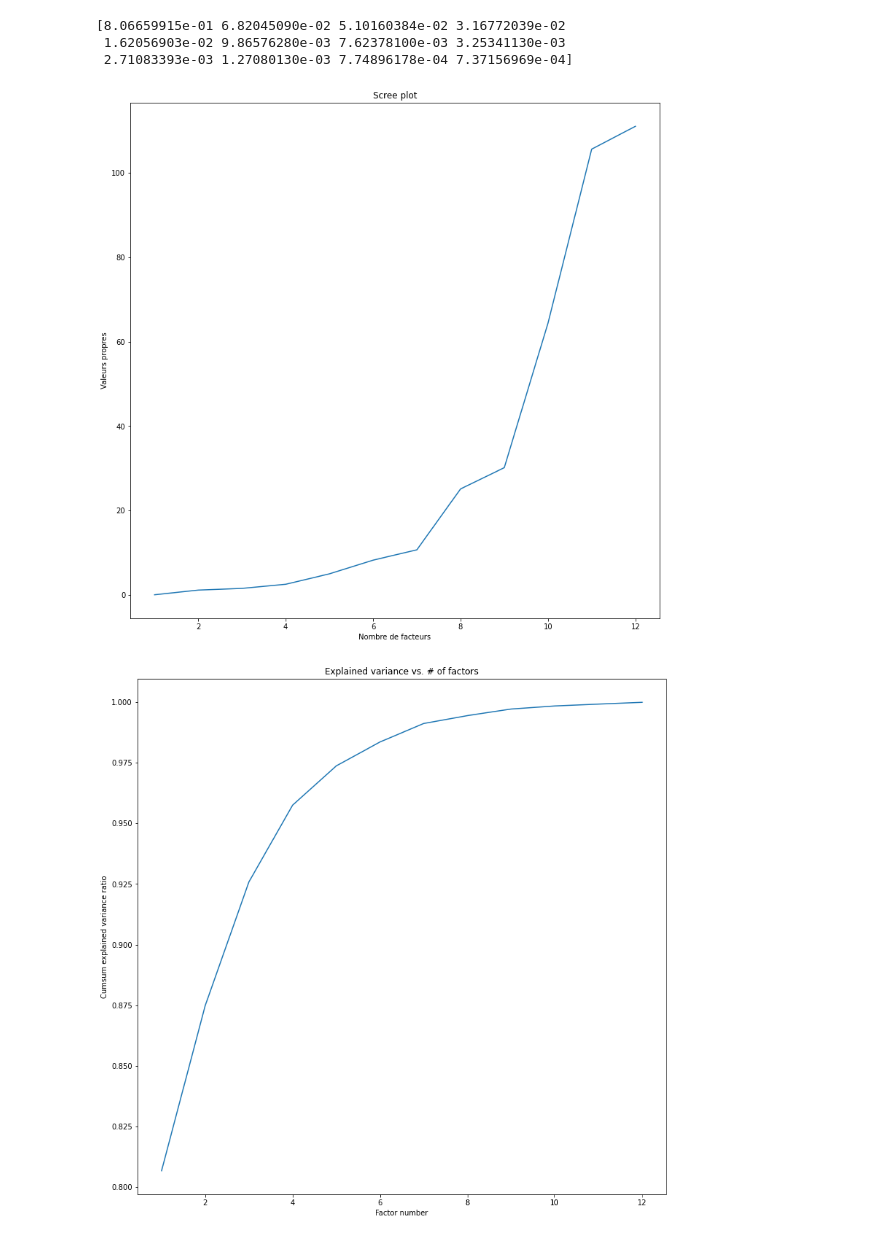
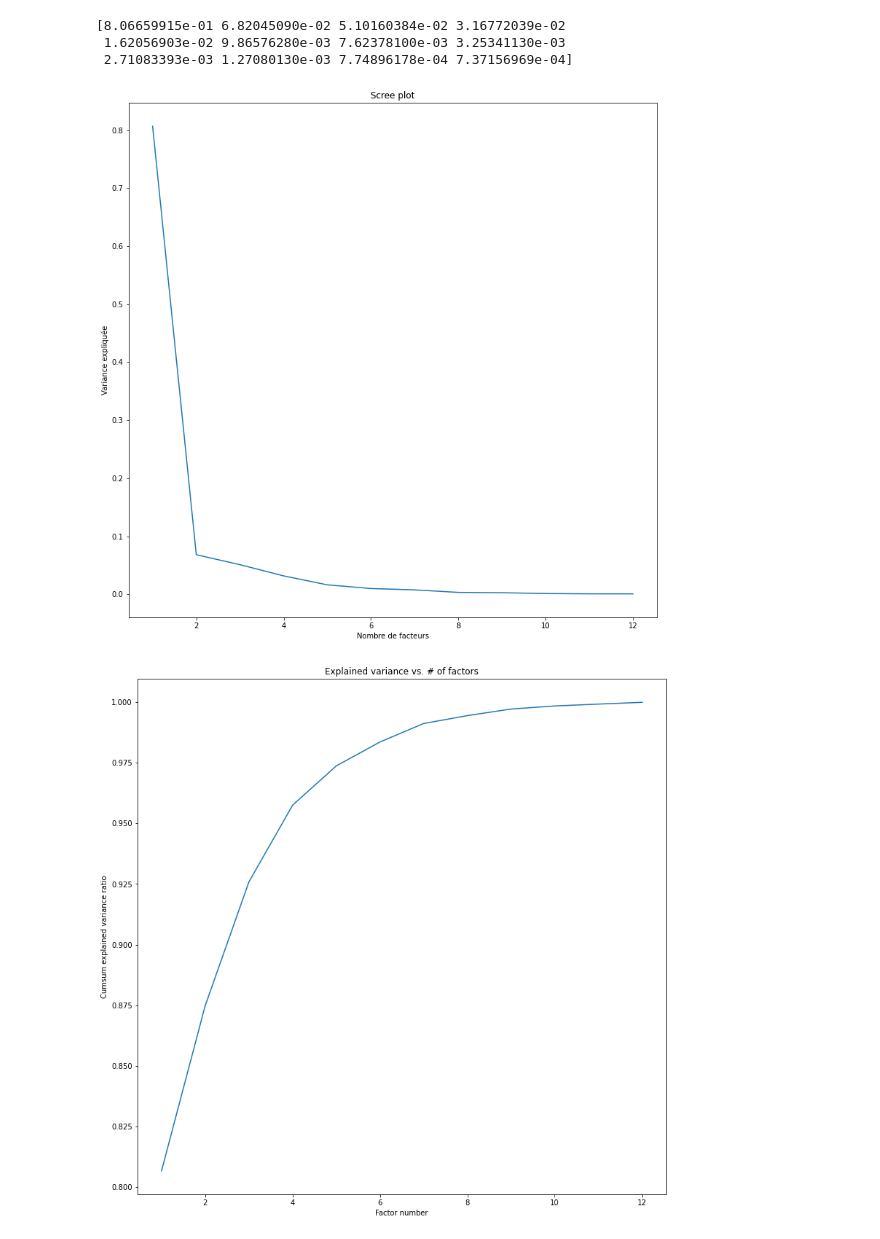
Before and after one commit to BaderEK/AnalyseDeDonnees, a Jupyter notebook: Groupe 2/Groupe 2/rendu.ipynb, the cells around one changed output. Saved outputs shown, nothing was run; the diff lists cells and outputs as text; code cells hidden in the pictures.

```diff
--- a/Groupe 2/Groupe 2/rendu.ipynb
+++ b/Groupe 2/Groupe 2/rendu.ipynb
@@ -576,13 +576,13 @@ print(acp.explained_variance_ratio_)
  1.62056903e-02 9.86576280e-03 7.62378100e-03 3.25341130e-03
  2.71083393e-03 1.27080130e-03 7.74896178e-04 7.37156969e-04]
 # %%
-plt.plot(np.arange(1,p+1),eigval)
+plt.plot(np.arange(1,p+1),acp.explained_variance_ratio_)
 plt.title("Scree plot")
-plt.ylabel("Valeurs propres")
+plt.ylabel("Variance expliquée")
 plt.xlabel("Nombre de facteurs")
 plt.show()
 # %% [output]
-[figure, old version]
+[figure, new version]
 # %%
 plt.plot(np.arange(1,p+1),np.cumsum(acp.explained_variance_ratio_))
 plt.title("Explained variance vs. # of factors")
```
